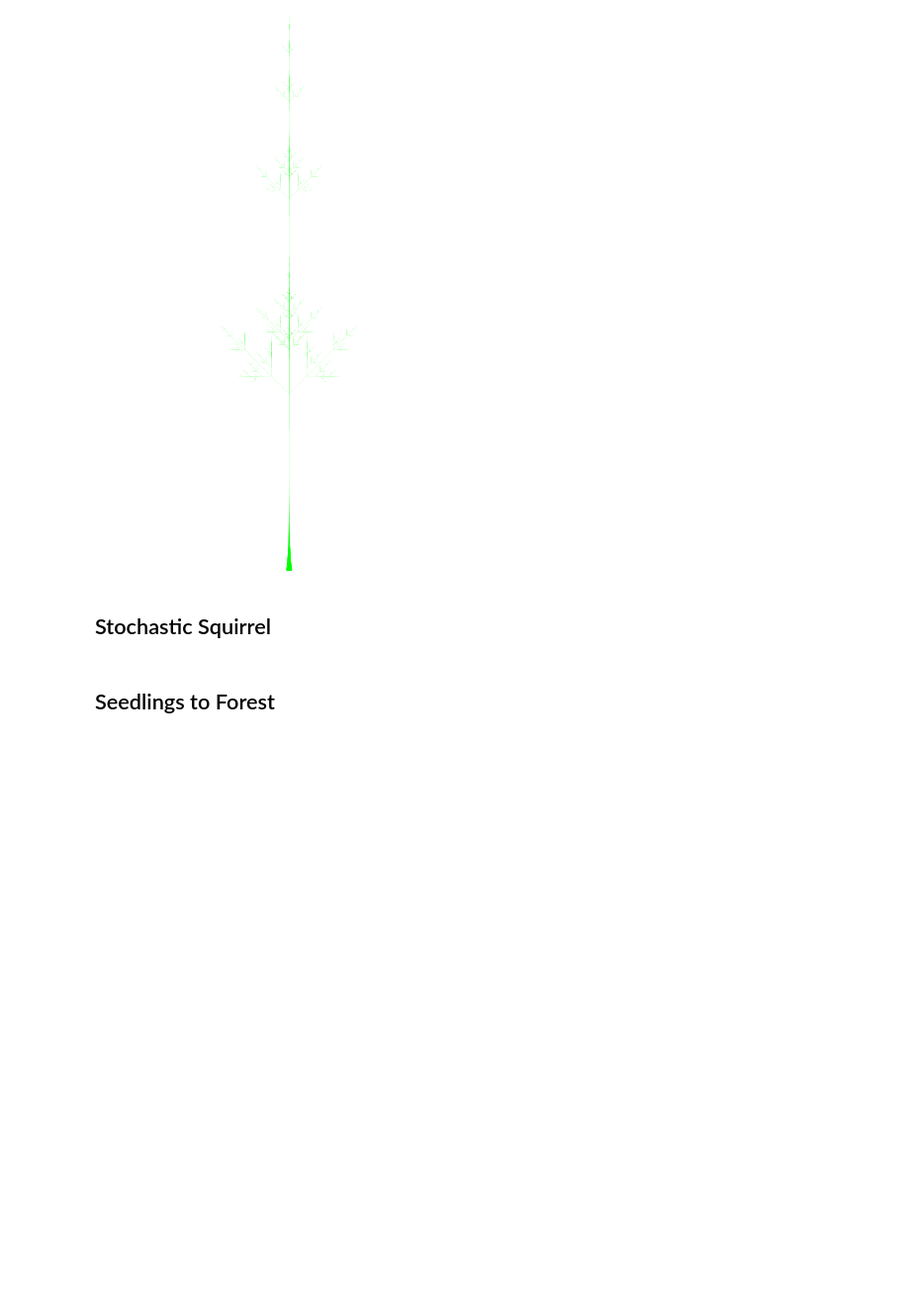
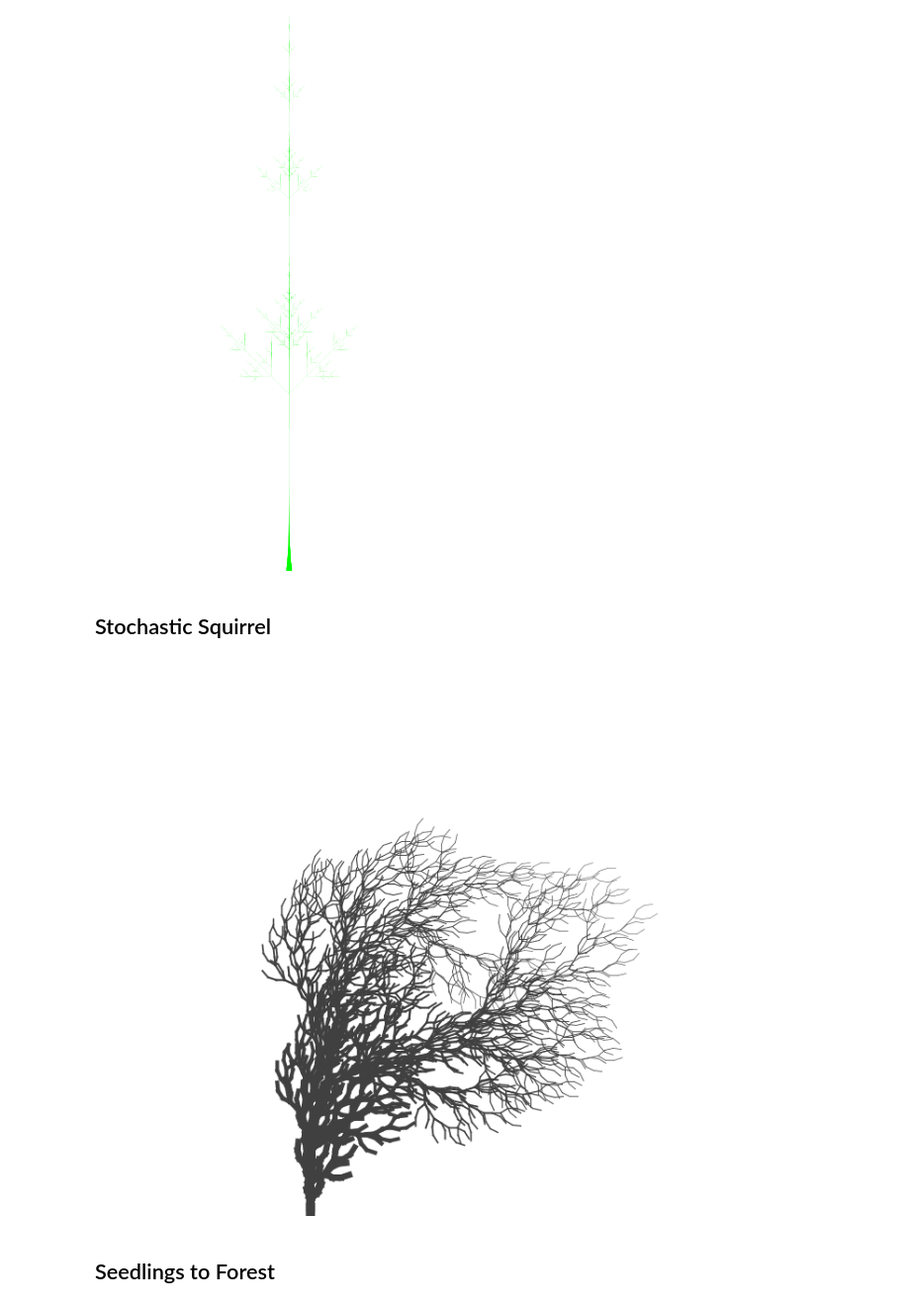
Before and after one commit to maiatoday/ForestWalk, a Jupyter notebook: book/Forest.ipynb, the cells around one changed output. Shown at 99% size. Saved outputs shown, nothing was run; the diff lists cells and outputs as text; code cells hidden in the pictures; blank space fills up the shorter version.

Commit message:
add the squirrel

```diff
--- a/book/Forest.ipynb
+++ b/book/Forest.ipynb
@@ -165,6 +165,38 @@ canvas(700, 1000) { width, height ->
 ## Stochastic Squirrel
 # %%
 show("StochasticSquirrel.jpg")
+# %%
+import net.maiatoday.forestwalk.lsystem.goSquirrel
+import net.maiatoday.forestwalk.lsystem.goTortoise
+import net.maiatoday.forestwalk.lsystem.plant
+import net.maiatoday.forestwalk.tools.canvas
+import java.awt.Color
+
+val p = plant {
+    seed = "F"
+    rules = mapOf(
+//        "F" to "F[+F]F[-F]F"
+//            "F" to "F[+F]F[-F][F]"
+        "F" to "FF-[-F+F+F]+[+F-F-F]"
+//        "X" to "F[+X]F[-X]+X",
+//        "F" to "FF"
+    )
+    grow(4)
+}
+
+canvas(700, 600) { width, height ->
+
+    goSquirrel(
+        startX = width / 3,
+        startY = height,
+        angleChangeDeg = 25.0,
+        length = 10,
+        bluePrint = p.bluePrint,
+        penColors = listOf(Color.DARK_GRAY)
+    )
+}
+# %% [output]
+[figure, added]
 # %% [markdown]
 
 ## Seedlings to Forest
```
Also changed, not shown: parts of 2 cells of this notebook, 1 other file.
